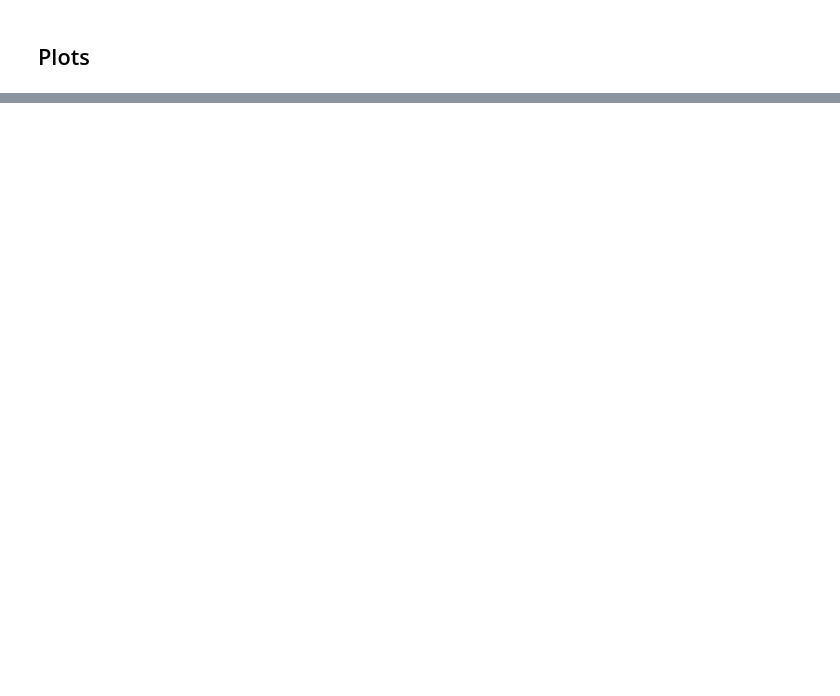
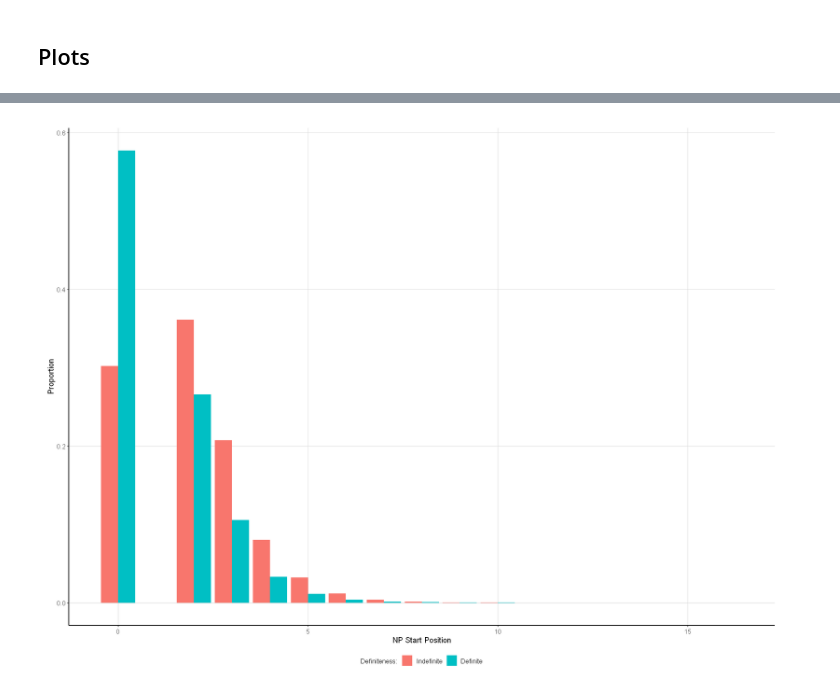
Before and after one commit to vmariani3321/QP2-Analysis, a Jupyter notebook: 12-18 Analysis.ipynb, the cells around one changed output, grey strips where cells are left out. Saved outputs shown, nothing was run; the diff lists cells and outputs as text; code cells hidden in the pictures; blank space fills up the shorter version.

```diff
--- a/12-18 Analysis.ipynb
+++ b/12-18 Analysis.ipynb
@@ -384,23 +396,29 @@ p_npIdxSurp <- ggplot(data = df_nps, aes(x = np_start_idx, y = surprisal)) +
 # %%
 # Plot of position distribution
+options(repr.plot.width = 16, repr.plot.height = 12)
 
 
-
-p_npIdxProp <- ggplot(data = df_nps, aes(x = np_start_idx, fill = definiteness, y = after_stat(prop), group = definiteness)) +
+p_npIdxProp <- ggplot(data = df_nps, aes(x = np_idx, fill = definiteness, y = after_stat(prop), group = definiteness)) +
     geom_bar(position = "dodge") +
     labs(
         # title = "Proportions of NP Start Positions",
         x = "NP Start Position",
         y = "Proportion",
         fill = "Definiteness:"
     ) +
-    scale_fill_discrete(labels = c("indef" = "Indefinite", "def" = "Definite")) +
+    scale_fill_manual(
+    values = c("indef" = color_one, "def" = color_two),
+    labels = c("indef" = "Indefinite", "def" = "Definite")) +
     custom_theme+
     plotFont(1)
+
+p_npIdxProp
 
     # ggsave(
     #     "plots/p_npIdxProp.png",
     #     p_npIdxProp,
     #     width = 8,
     #     height = 6,
     #     dpi = 300)
+# %% [output]
+[figure, added]
```
Also changed, not shown: parts of 38 cells of this notebook, 9 other files.
